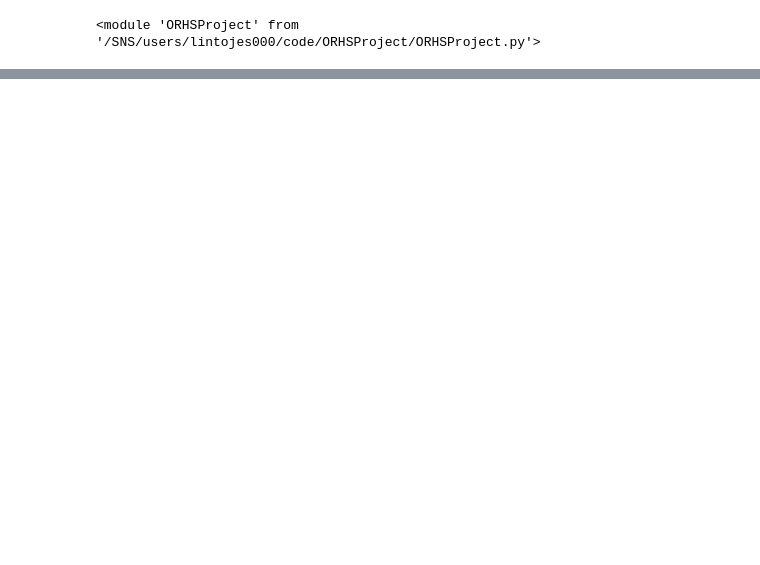
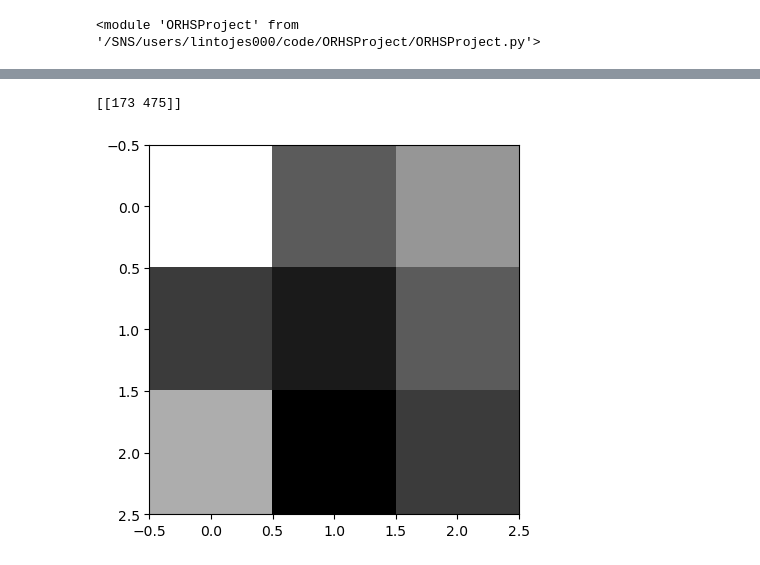
Before and after one commit to lintojes000/ORHSProject-Shared, a Jupyter notebook: Images Workspace.ipynb, the cells around one changed output, grey strips where cells are left out. Cells and saved outputs as stored; diff of their text form; code cells hidden in the pictures; blank space fills up the shorter version.

```diff
--- a/Images Workspace.ipynb
+++ b/Images Workspace.ipynb
@@ -52,0 +70,10 @@ There are 674245 masked pixels out of 18432 pixels, or 3658.013237847222%.
+# %%
+print(np.argwhere(zebra.maskedImage==1))
+# %% [output]
+[[173 475]]
+# %%
+smallarray = np.array([[1.,0.5,0.68],[0.4,0.3,0.5],[0.75,0.22,0.4]])
+plt.imshow(smallarray, cmap='gray')
+plt.savefig("testplot1.png")
+# %% [output]
+[figure, added]
```
Also changed, not shown: parts of 15 cells of this notebook, 5 other files.
